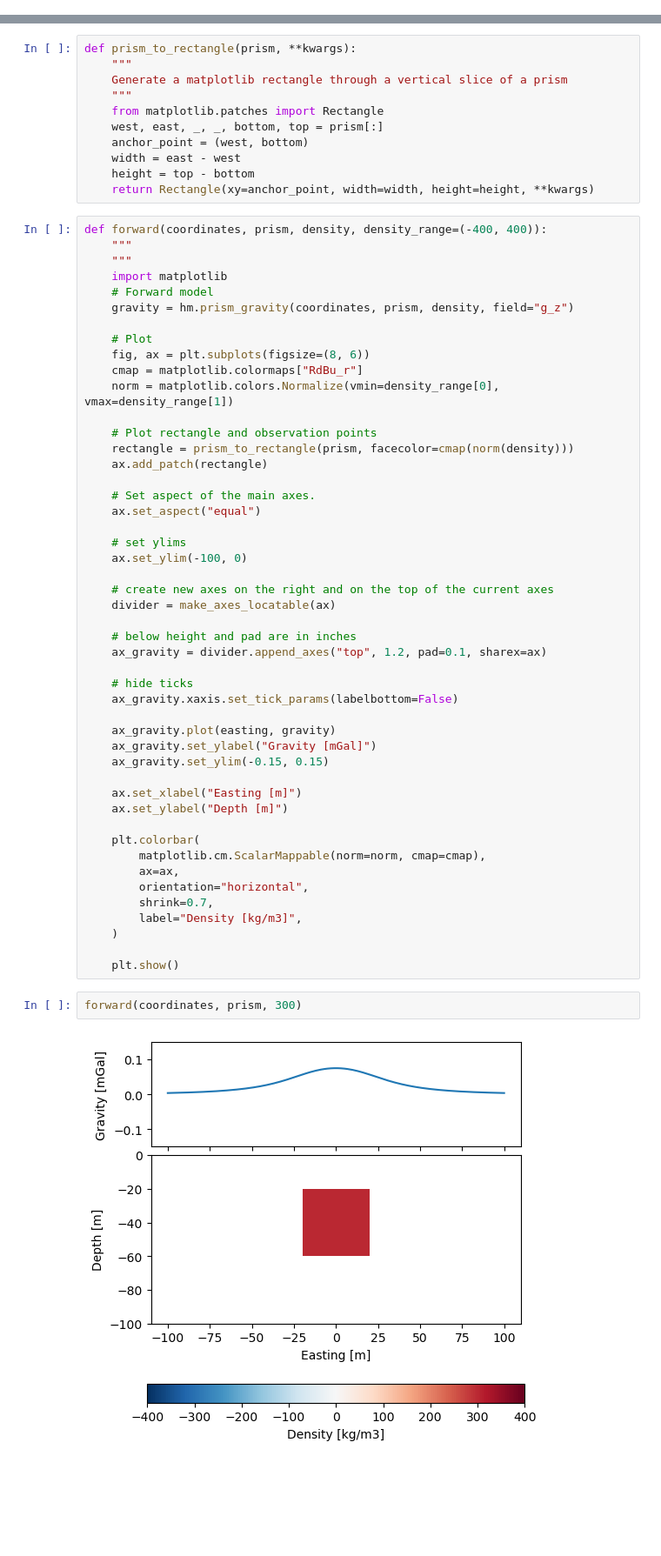
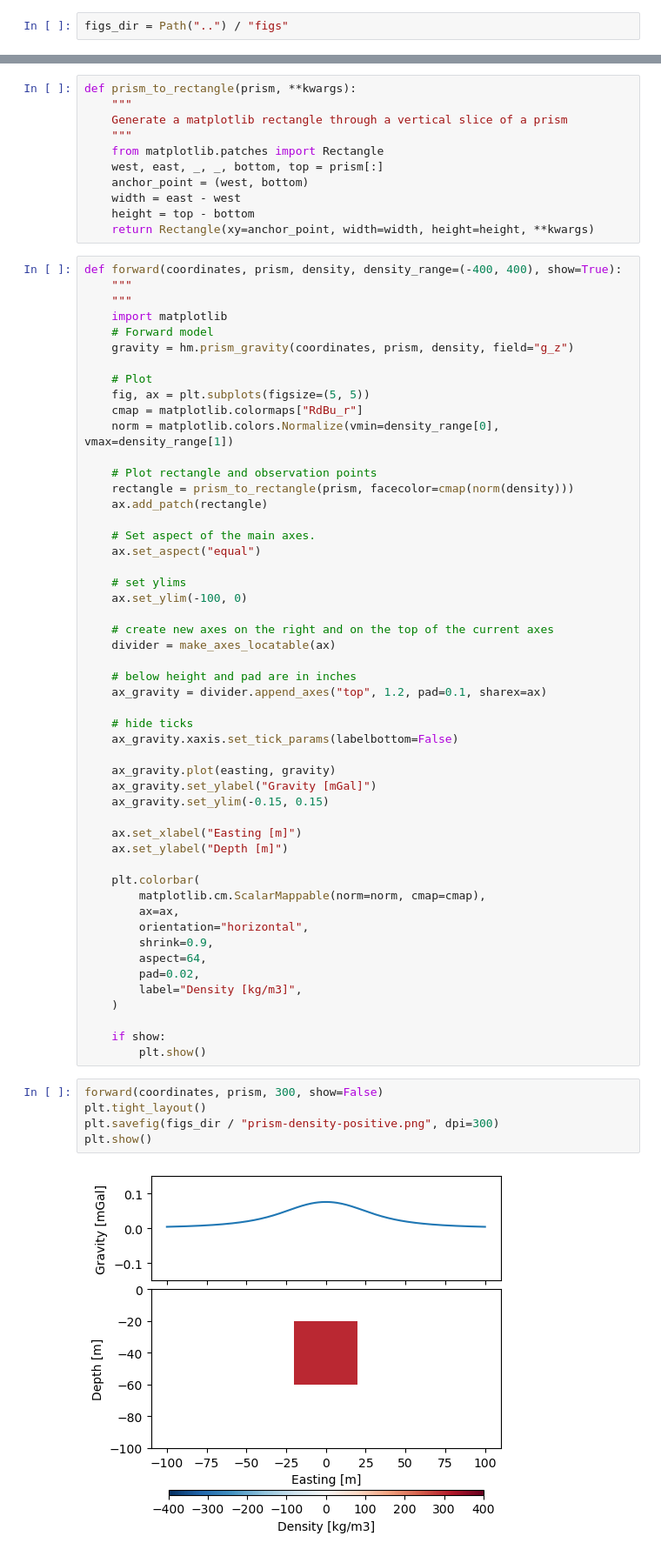
Before and after one commit to santisoler/2023-carbmin-lecture, a Jupyter notebook: notebooks/forward-cartoons.ipynb, the cells around one changed output, grey strips where cells are left out. Shown: that part at 87% size. Saved outputs shown, nothing was run; the diff lists cells and outputs as text; blank space fills up the shorter version.

Commit message:
Add figures with simple forwards

```diff
--- a/notebooks/forward-cartoons.ipynb
+++ b/notebooks/forward-cartoons.ipynb
@@ -7,6 +8,8 @@ import verde as vd
 import harmonica as hm
 import matplotlib.pyplot as plt
 from mpl_toolkits.axes_grid1 import make_axes_locatable
+# %%
+figs_dir = Path("..") / "figs"
 # %%
 easting = vd.line_coordinates(-100, 100, size=201)
 northing = np.zeros_like(easting)
@@ -27,7 +30,7 @@ def prism_to_rectangle(prism, **kwargs):
     height = top - bottom
     return Rectangle(xy=anchor_point, width=width, height=height, **kwargs)
 # %%
-def forward(coordinates, prism, density, density_range=(-400, 400)):
+def forward(coordinates, prism, density, density_range=(-400, 400), show=True):
     """
     """
     import matplotlib
@@ -35,7 +38,7 @@ def forward(coordinates, prism, density, density_range=(-400, 400)):
     gravity = hm.prism_gravity(coordinates, prism, density, field="g_z")
 
     # Plot
-    fig, ax = plt.subplots(figsize=(8, 6))
+    fig, ax = plt.subplots(figsize=(5, 5))
     cmap = matplotlib.colormaps["RdBu_r"]
     norm = matplotlib.colors.Normalize(vmin=density_range[0], vmax=density_range[1])
 
@@ -69,12 +72,18 @@ def forward(coordinates, prism, density, density_range=(-400, 400)):
         matplotlib.cm.ScalarMappable(norm=norm, cmap=cmap),
         ax=ax,
         orientation="horizontal",
-        shrink=0.7,
+        shrink=0.9,
+        aspect=64,
+        pad=0.02,
         label="Density [kg/m3]",
     )
 
-    plt.show()
+    if show:
+        plt.show()
 # %%
-forward(coordinates, prism, 300)
+forward(coordinates, prism, 300, show=False)
+plt.tight_layout()
+plt.savefig(figs_dir / "prism-density-positive.png", dpi=300)
+plt.show()
 # %% [output]
-[figure, old version]
+[figure, new version]
```
Also changed, not shown: parts of 2 cells of this notebook, 2 other files.
